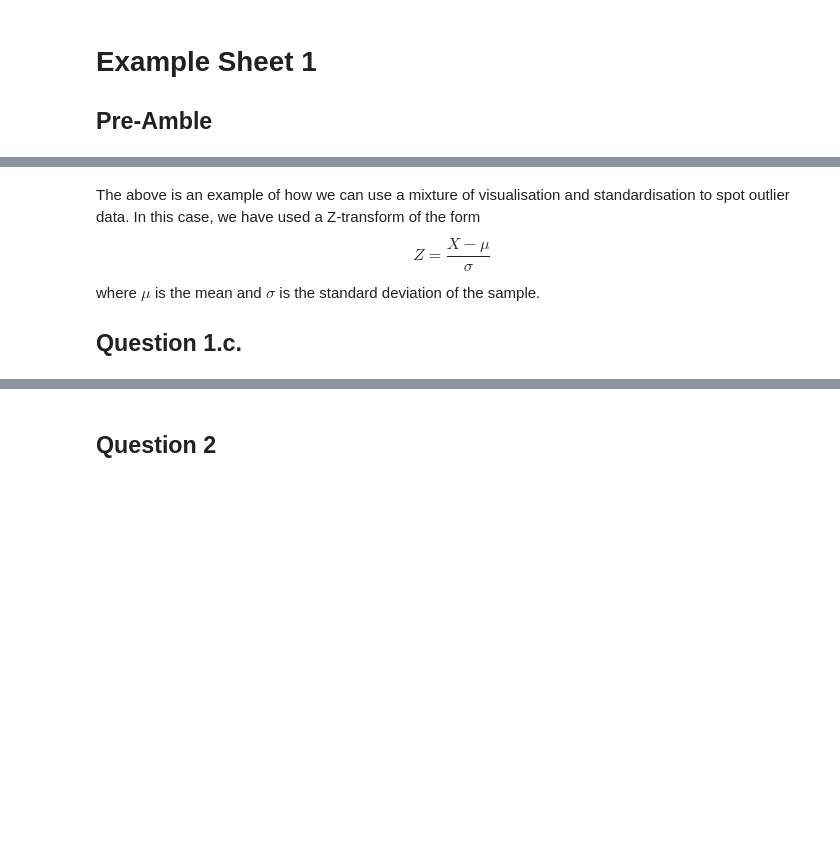
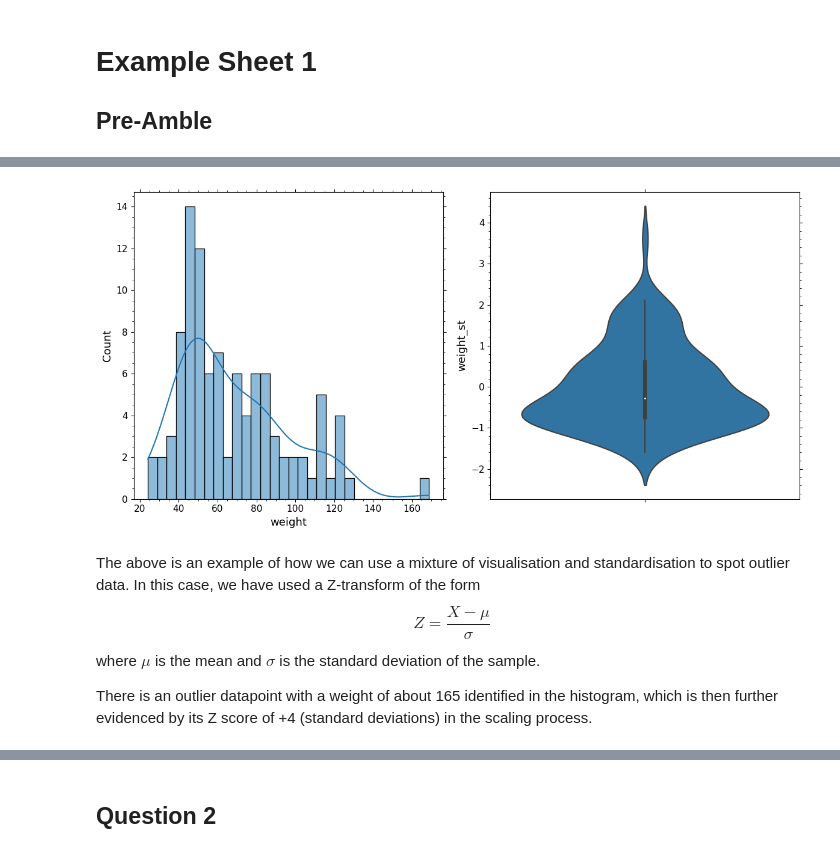
Before and after one commit to james-hughes1/mphildis-coursework, a Jupyter notebook: applied-data-science/Examples1.ipynb, the cells around one changed output, grey strips where cells are left out. Cells and saved outputs as stored; diff of their text form; code cells hidden in the pictures; blank space fills up the shorter version.

```diff
--- a/applied-data-science/Examples1.ipynb
+++ b/applied-data-science/Examples1.ipynb
@@ -76,0 +72,3 @@ _ = sns.violinplot(df, y="weight_st")
+# %%
+polar_df = pd.read_csv("polar_bears.csv")
+polar_df.head(5)
@@ -77,6 +82,17 @@ _ = sns.violinplot(df, y="weight_st")
+# %%
+plt.figure(figsize=(12,6))
+plt.subplot(1,2,1)
+_ = sns.histplot(polar_df["weight"], kde=True, bins=30)
+plt.subplot(1,2,2)
+standardiser = StandardScaler()
+polar_df["weight_st"] = standardiser.fit_transform(polar_df[["weight"]])
+_ = sns.violinplot(polar_df, y="weight_st")
+plt.show()
+# %% [output]
+[figure, added]
 # %% [markdown]
 The above is an example of how we can use a mixture of visualisation and standardisation to spot outlier data. In this case, we have used a Z-transform of the form
 $$ Z = \frac{X-\mu}{\sigma} $$
 where $\mu$ is the mean and $\sigma$ is the standard deviation of the sample.
 
-## Question 1.c.
+There is an outlier datapoint with a weight of about 165 identified in the histogram, which is then further evidenced by its Z score of +4 (standard deviations) in the scaling process.
```
Also changed, not shown: parts of 90 cells of this notebook, 3 other files.
